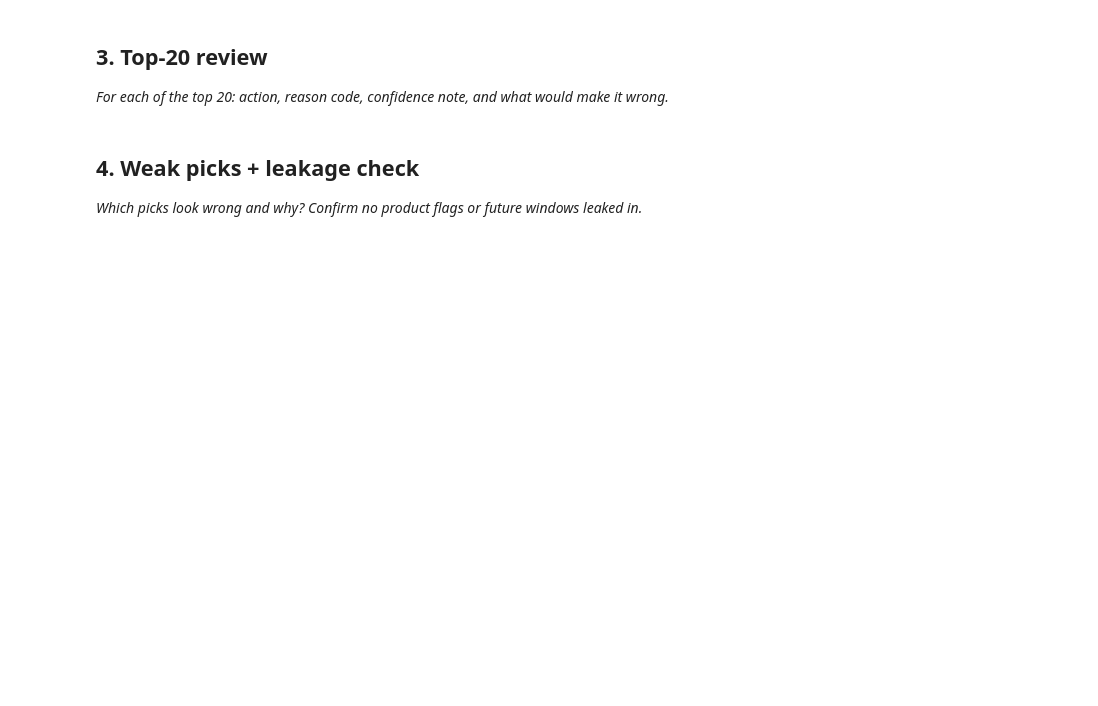
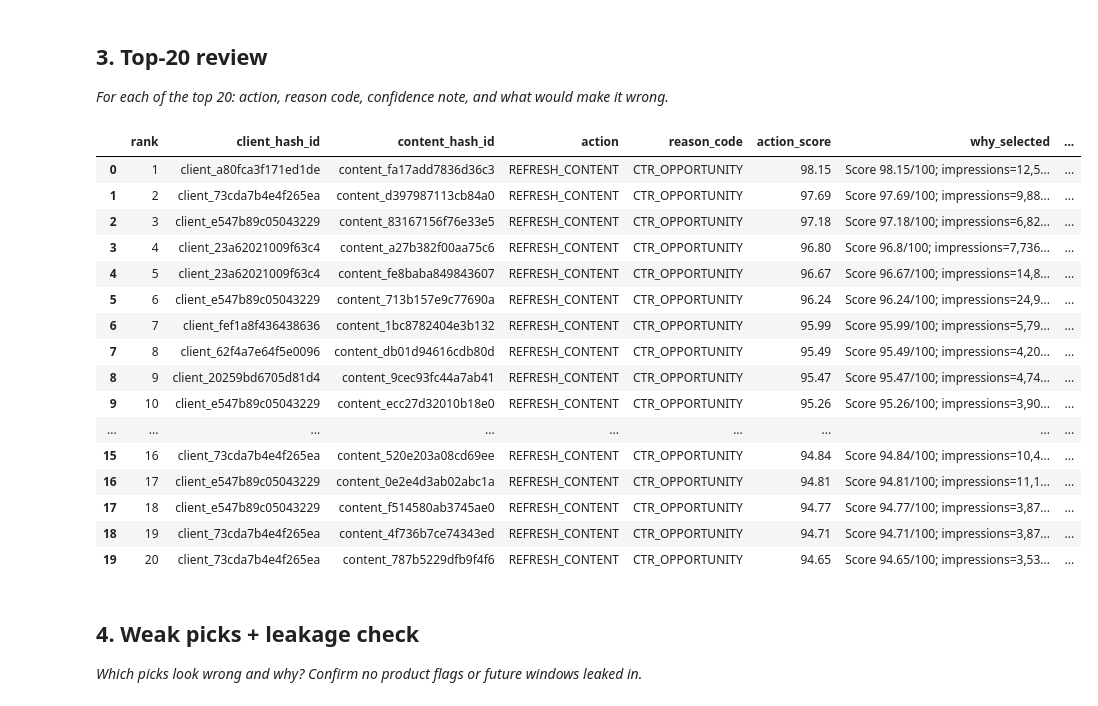
Before and after one commit to Vikasbit/flyrank-content-refresh-prioritizatio, a Jupyter notebook: work/notebooks/w04_baseline_score.ipynb, the cells around one changed output. Drawn from its saved outputs; the diff is of its cells as text; code cells hidden in the pictures; blank space fills up the shorter version.

```diff
--- a/work/notebooks/w04_baseline_score.ipynb
+++ b/work/notebooks/w04_baseline_score.ipynb
@@ -22,0 +96,11 @@ This skeleton is yours to fill. Work the sections **in order** — each one has
+# %%
+MARCH_FACT = """
+read_parquet(
+    'hf://datasets/FlyRank/internship-warehouse/fact_content_daily_performance/month=2026-03/data_0.parquet'
+)
+"""
+
+print(con.sql(f"""
+SELECT COUNT(*) AS march_rows
+FROM {MARCH_FACT}
+""").df())
@@ -27,6 +243,63 @@ This skeleton is yours to fill. Work the sections **in order** — each one has
 # %%
 # This cell is for CODE (numbers, a query, a check).
 # Write your text answer in the cell ABOVE this one — typing sentences here breaks Run All.
+# %%
+# 3. Top-20 review
+
+top20 = q2.head(20).copy()
+
+top20["why_selected"] = top20.apply(
+    lambda r: (
+        f"Score {r['action_score']}/100; "
+        f"impressions={r['gsc_impressions']:,}, "
+        f"CTR={r['ctr']:.4f}, "
+        f"average position={r['gsc_avg_position']:.2f}, "
+        f"reason={r['reason_code']}."
+    ),
+    axis=1
+)
+
+top20["what_could_make_it_wrong"] = top20.apply(
+    lambda r: (
+        "The low CTR may be expected for the query intent, "
+        "the page may already be intentionally optimized, "
+        "or the aggregated monthly signals may hide important page/query differences."
+    ),
+    axis=1
+)
+
+review = top20[
+    [
+        "rank",
+        "client_hash_id",
+        "content_hash_id",
+        "action",
+        "reason_code",
+        "action_score",
+        "why_selected",
+        "what_could_make_it_wrong"
+    ]
+]
+
+display(review)
+# %% [output]
+|  | rank | client_hash_id | content_hash_id | action | reason_code | action_score | why_selected | ... |
+| 0 | 1 | client_a80fca3f171ed1de | content_fa17add7836d36c3 | REFRESH_CONTENT | CTR_OPPORTUNITY | 98.15 | Score 98.15/100; impressions=12,5... | ... |
+| 1 | 2 | client_73cda7b4e4f265ea | content_d397987113cb84a0 | REFRESH_CONTENT | CTR_OPPORTUNITY | 97.69 | Score 97.69/100; impressions=9,88... | ... |
+| 2 | 3 | client_e547b89c05043229 | content_83167156f76e33e5 | REFRESH_CONTENT | CTR_OPPORTUNITY | 97.18 | Score 97.18/100; impressions=6,82... | ... |
+| 3 | 4 | client_23a62021009f63c4 | content_a27b382f00aa75c6 | REFRESH_CONTENT | CTR_OPPORTUNITY | 96.80 | Score 96.8/100; impressions=7,736... | ... |
+| 4 | 5 | client_23a62021009f63c4 | content_fe8baba849843607 | REFRESH_CONTENT | CTR_OPPORTUNITY | 96.67 | Score 96.67/100; impressions=14,8... | ... |
+| 5 | 6 | client_e547b89c05043229 | content_713b157e9c77690a | REFRESH_CONTENT | CTR_OPPORTUNITY | 96.24 | Score 96.24/100; impressions=24,9... | ... |
+| 6 | 7 | client_fef1a8f436438636 | content_1bc8782404e3b132 | REFRESH_CONTENT | CTR_OPPORTUNITY | 95.99 | Score 95.99/100; impressions=5,79... | ... |
+| 7 | 8 | client_62f4a7e64f5e0096 | content_db01d94616cdb80d | REFRESH_CONTENT | CTR_OPPORTUNITY | 95.49 | Score 95.49/100; impressions=4,20... | ... |
+| 8 | 9 | client_20259bd6705d81d4 | content_9cec93fc44a7ab41 | REFRESH_CONTENT | CTR_OPPORTUNITY | 95.47 | Score 95.47/100; impressions=4,74... | ... |
+| 9 | 10 | client_e547b89c05043229 | content_ecc27d32010b18e0 | REFRESH_CONTENT | CTR_OPPORTUNITY | 95.26 | Score 95.26/100; impressions=3,90... | ... |
+| ... | ... | ... | ... | ... | ... | ... | ... | ... |
+| 15 | 16 | client_73cda7b4e4f265ea | content_520e203a08cd69ee | REFRESH_CONTENT | CTR_OPPORTUNITY | 94.84 | Score 94.84/100; impressions=10,4... | ... |
+| 16 | 17 | client_e547b89c05043229 | content_0e2e4d3ab02abc1a | REFRESH_CONTENT | CTR_OPPORTUNITY | 94.81 | Score 94.81/100; impressions=11,1... | ... |
+| 17 | 18 | client_e547b89c05043229 | content_f514580ab3745ae0 | REFRESH_CONTENT | CTR_OPPORTUNITY | 94.77 | Score 94.77/100; impressions=3,87... | ... |
+| 18 | 19 | client_73cda7b4e4f265ea | content_4f736b7ce74343ed | REFRESH_CONTENT | CTR_OPPORTUNITY | 94.71 | Score 94.71/100; impressions=3,87... | ... |
+| 19 | 20 | client_73cda7b4e4f265ea | content_787b5229dfb9f4f6 | REFRESH_CONTENT | CTR_OPPORTUNITY | 94.65 | Score 94.65/100; impressions=3,53... | ... |
 # %% [markdown]
 ## 4. Weak picks + leakage check
 
```
Also changed, not shown: parts of 9 cells of this notebook.
